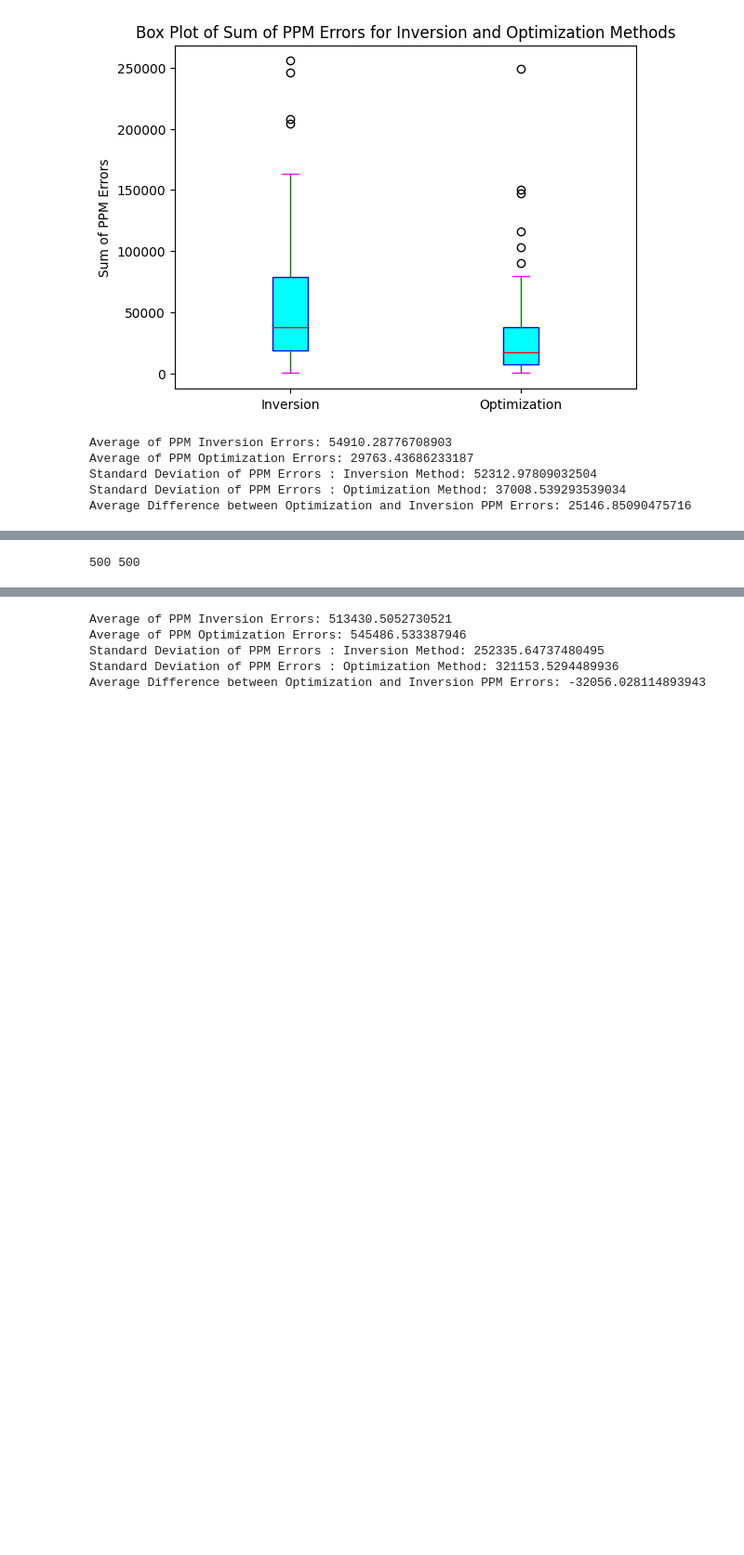
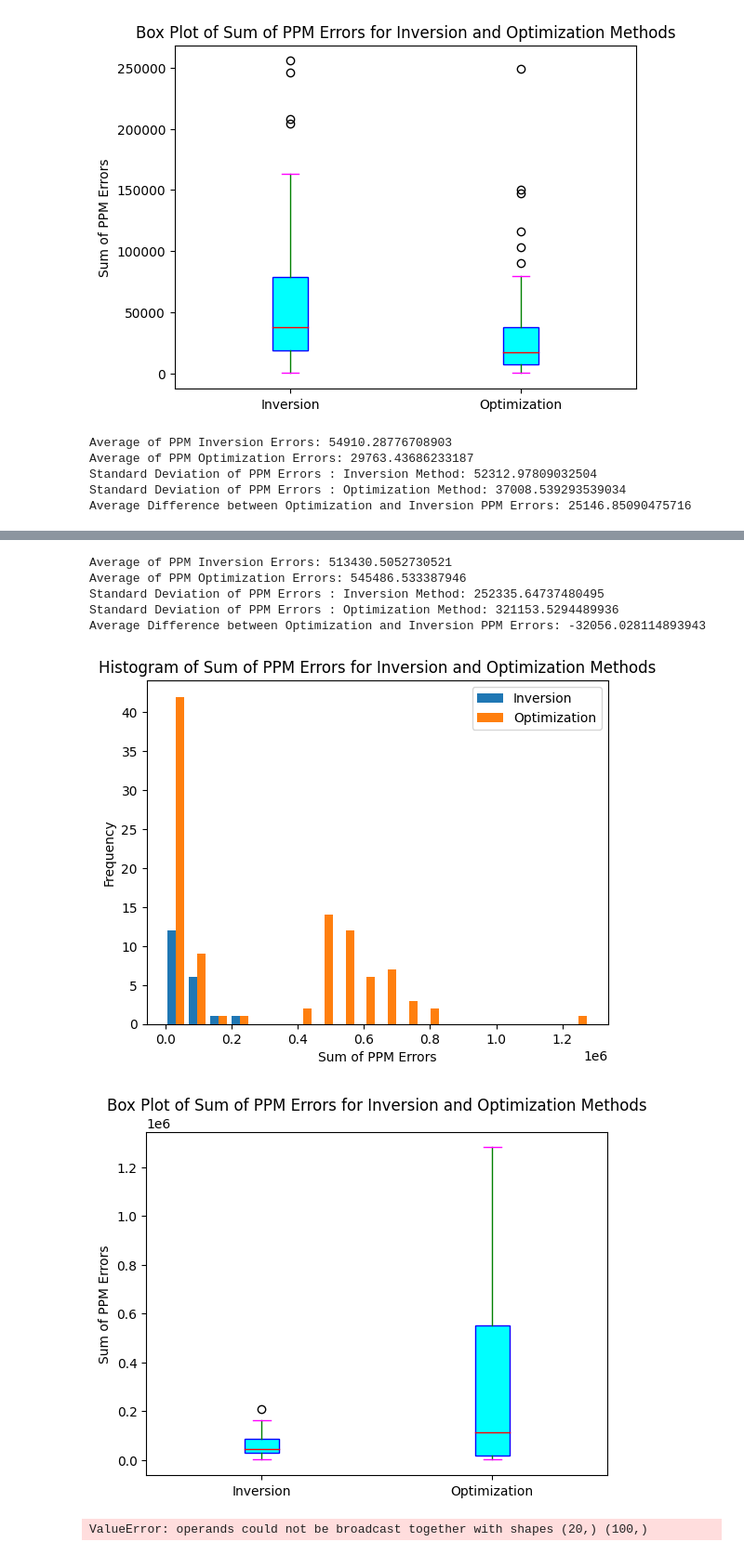
Before and after one commit to pranjagar/Pair_discrimination, a Jupyter notebook: Likelihood estimation MLE/MLE_plots.ipynb, the cells around one changed output, grey strips where cells are left out. Shown at 93% size. Drawn from its saved outputs; the diff is of its cells as text; code cells hidden in the pictures; blank space fills up the shorter version.

```diff
--- a/Likelihood estimation MLE/MLE_plots.ipynb
+++ b/Likelihood estimation MLE/MLE_plots.ipynb
@@ -319,17 +317,19 @@ ppm_errors_inv_20k = ppm_errors_data(tru6, nju_20k)[0]
 # %%
 # plotting
 # big error sum lists containing inversion and optimization ppm errors
 error_sum_lists_500 = [ppm_errors_inv_500, ppm_errors_martinopt_500]
 error_sum_lists_20k = [ppm_errors_inv_20k, ppm_errors_martinopt_20k]
 
 plot_ppm_errors(error_sum_lists_500, bins = 50)
-plot_ppm_errors(error_sum_lists_20k, bins = 50)
+plot_ppm_errors(error_sum_lists_20k, bins = 20)
 # %% [output]
-500 500
 [figure]
 [figure]
+Average of PPM Inversion Errors: 513430.5052730521
+Average of PPM Optimization Errors: 545486.533387946
+Standard Deviation of PPM Errors : Inversion Method: 252335.64737480495
+Standard Deviation of PPM Errors : Optimization Method: 321153.5294489936
+Average Difference between Optimization and Inversion PPM Errors: -32056.028114893943
+[figure, added]
+[figure, added]
-Average of PPM Inversion Errors: 513430.5052730521
-Average of PPM Optimization Errors: 545486.533387946
-Standard Deviation of PPM Errors : Inversion Method: 252335.64737480495
-Standard Deviation of PPM Errors : Optimization Method: 321153.5294489936
-Average Difference between Optimization and Inversion PPM Errors: -32056.028114893943
+ValueError: operands could not be broadcast together with shapes (20,) (100,)
```
Also changed, not shown: parts of 4 cells of this notebook.
